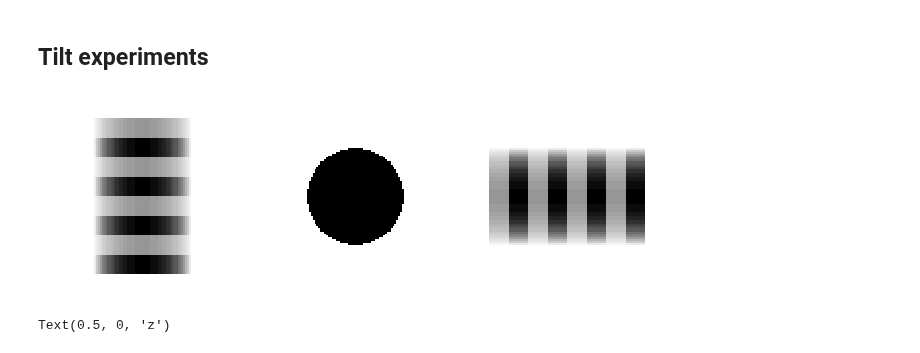
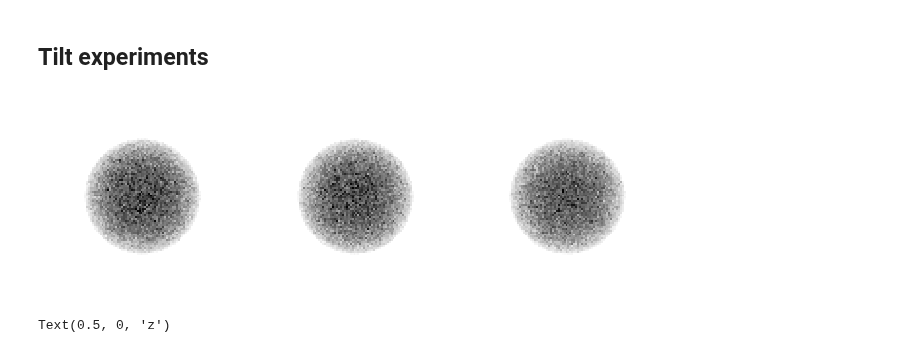
Before and after one commit to grlewis333/phd-work, a Jupyter notebook: multi-axis-tomo/scalar-rot-proj.ipynb, the cells around one changed output. Drawn from its saved outputs; the diff is of its cells as text; code cells hidden in the pictures.

```diff
--- a/multi-axis-tomo/scalar-rot-proj.ipynb
+++ b/multi-axis-tomo/scalar-rot-proj.ipynb
@@ -442,24 +443,25 @@ plt.xlim([.08,120])
 # %%
 # Plot each phantom
 
 #X,Y,Z,P = multi_axis.generate_tri_pris()
 #X,Y,Z,P = multi_axis.generate_tetrapod()
 #X,Y,Z,P = multi_axis.generate_pillar_cavities()
-#X,Y,Z,P = multi_axis.generate_sphere()
-X,Y,Z,P = multi_axis.generate_layered_rod()
+X,Y,Z,P = multi_axis.generate_sphere()
+#X,Y,Z,P = multi_axis.generate_layered_rod()
+Pn = multi_axis.noisy(P,noise_typ='poisson',val_pois=1)
 
 fig= plt.figure(figsize=(9,3))
 ax1 = fig.add_subplot(1, 3, 1)
 ax2 = fig.add_subplot(1, 3, 2)
 ax3 = fig.add_subplot(1, 3, 3)
-ax2.imshow(np.flipud(np.mean(P,axis=2).T),cmap='Greys')
-ax1.imshow(np.flipud(np.mean(multi_axis.rotate_bulk(P,90,0,0),axis=2).T),cmap='Greys')
-ax3.imshow(np.flipud(np.mean(multi_axis.rotate_bulk(P,0,90,0),axis=2).T),cmap='Greys')
+ax2.imshow(np.flipud(np.mean(Pn,axis=2).T),cmap='Greys')
+ax1.imshow(np.flipud(np.mean(multi_axis.rotate_bulk(Pn,90,0,0),axis=2).T),cmap='Greys')
+ax3.imshow(np.flipud(np.mean(multi_axis.rotate_bulk(Pn,0,90,0),axis=2).T),cmap='Greys')
 
 ax1.axis('off'),ax2.axis('off'),ax3.axis('off')
 plt.tight_layout()
 # %% [output]
-[figure, old version]
+[figure, new version]
 # %%
 # plot collection schemes
 fig = plt.figure(figsize=(6,6))
```
Also changed, not shown: parts of 3 cells of this notebook.
